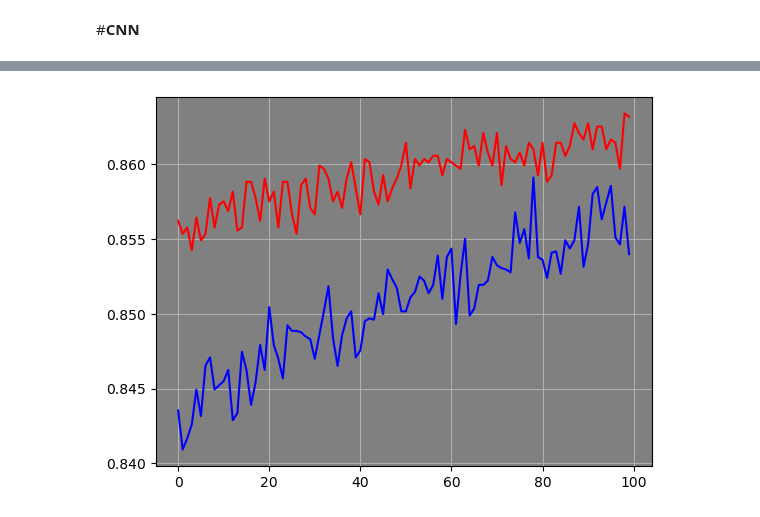
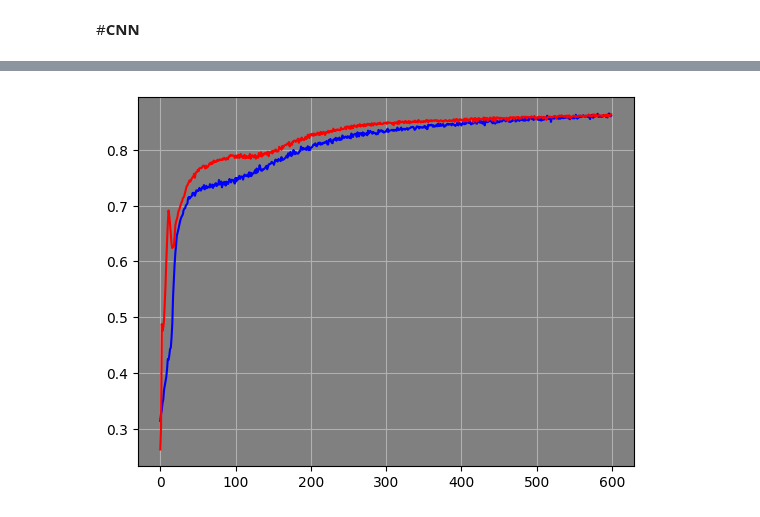
Before and after one commit to FaridRash/DATA-MINING-MACHINE-LEARNING-semester-2-, a Jupyter notebook: The Final Project/Notebooks/Farid/Farid_CNN_Colab.ipynb, the cells around one changed output, grey strips where cells are left out. Cells and saved outputs as stored; diff of their text form; code cells hidden in the pictures.

Commit message:
I think this one is the final one for modeling now i want to add some EDA

```diff
--- a/The Final Project/Notebooks/Farid/Farid_CNN_Colab.ipynb
+++ b/The Final Project/Notebooks/Farid/Farid_CNN_Colab.ipynb
@@ -117,7 +86,7 @@ for imagePath in imagePaths:
   image = tf.io.read_file(imagePath)
   image = tf.image.decode_image(image, channels=1)
   data.append(image)
-  image = tf.image.crop_to_bounding_box(image, 130, 130, 40, 40)
+  image = tf.image.crop_to_bounding_box(image, 125, 125, 50, 50)
   data_cropped.append(image)
   labels.append(label)
   counter_2 += 1
@@ -327,7 +297,7 @@ x_train.shape, y_train.shape, x_test.shape, y_test.shape
 #**CNN**
 # %%
 model_cnn = keras.Sequential()
-model_cnn.add(keras.layers.Conv2D(64, kernel_size=(3,3), activation='relu', input_shape=(40, 40, 1)))
+model_cnn.add(keras.layers.Conv2D(64, kernel_size=(3,3), activation='relu', input_shape=(50, 50, 1)))
 model_cnn.add(keras.layers.MaxPool2D(pool_size=(2, 2)))
 
 
@@ -350,6 +320,8 @@ model_cnn.add(keras.layers.Dense(units=128, activation='relu'))
 model_cnn.add(keras.layers.Dropout(0.4))
 model_cnn.add(keras.layers.Dense(units=128, activation='relu'))
 model_cnn.add(keras.layers.Dropout(0.4))
+model_cnn.add(keras.layers.Dense(units=128, activation='relu'))
+model_cnn.add(keras.layers.Dropout(0.4))
 
 
 
@@ -358,7 +330,7 @@ model_cnn.add(keras.layers.Dense(units=3, activation=keras.activations.softmax))
 
 
 #Model Compiling
-optimizer = keras.optimizers.Adam(learning_rate=0.00002)
+optimizer = keras.optimizers.Adam(learning_rate=0.00001)
 loss = keras.losses.SparseCategoricalCrossentropy()
 metric = [keras.metrics.CategoricalAccuracy()]
 
@@ -388,7 +364,7 @@ _________________________________________________________________
 # %%
-early_stopping = tf.keras.callbacks.EarlyStopping(monitor='val_loss', patience=75, restore_best_weights=True)
+early_stopping = tf.keras.callbacks.EarlyStopping(monitor='val_loss', patience=150, restore_best_weights=True)
 # %%
 start = time.perf_counter()
-hist = model_cnn.fit(x_train, y_train, batch_size=512, epochs=300, validation_data=(x_test, y_test), callbacks=[early_stopping])
+hist = model_cnn.fit(x_train, y_train, batch_size=512, epochs=600, validation_data=(x_test, y_test), callbacks=[early_stopping])
 end = time.perf_counter()
 # %% [output]
@@ -445,15 +411,15 @@ plt.show()
 # %%
-acc_train = hist.history['accuracy'][200:]
-acc_test = hist.history['val_accuracy'][200:]
+acc_train = hist.history['accuracy']
+acc_test = hist.history['val_accuracy']
 
 plt.axes().set_facecolor('gray')
 plt.grid('True')
 
 
 plt.plot(acc_train, color='blue', label='Train acc');
 plt.plot(acc_test, color='red', label='Test acc');
 # %% [output]
-[figure, old version]
+[figure, new version]
 # %%
 loss_train = hist.history['loss']
 loss_test = hist.history['val_loss']
```
Also changed, not shown: parts of 25 cells of this notebook.
